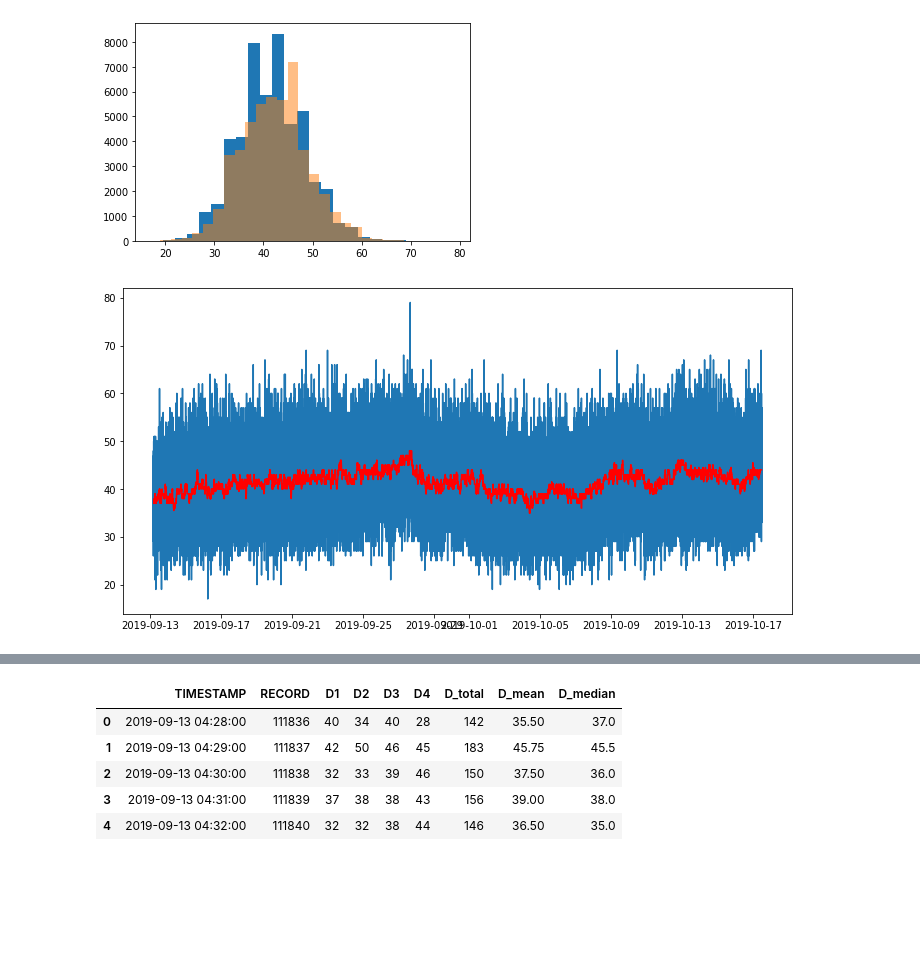
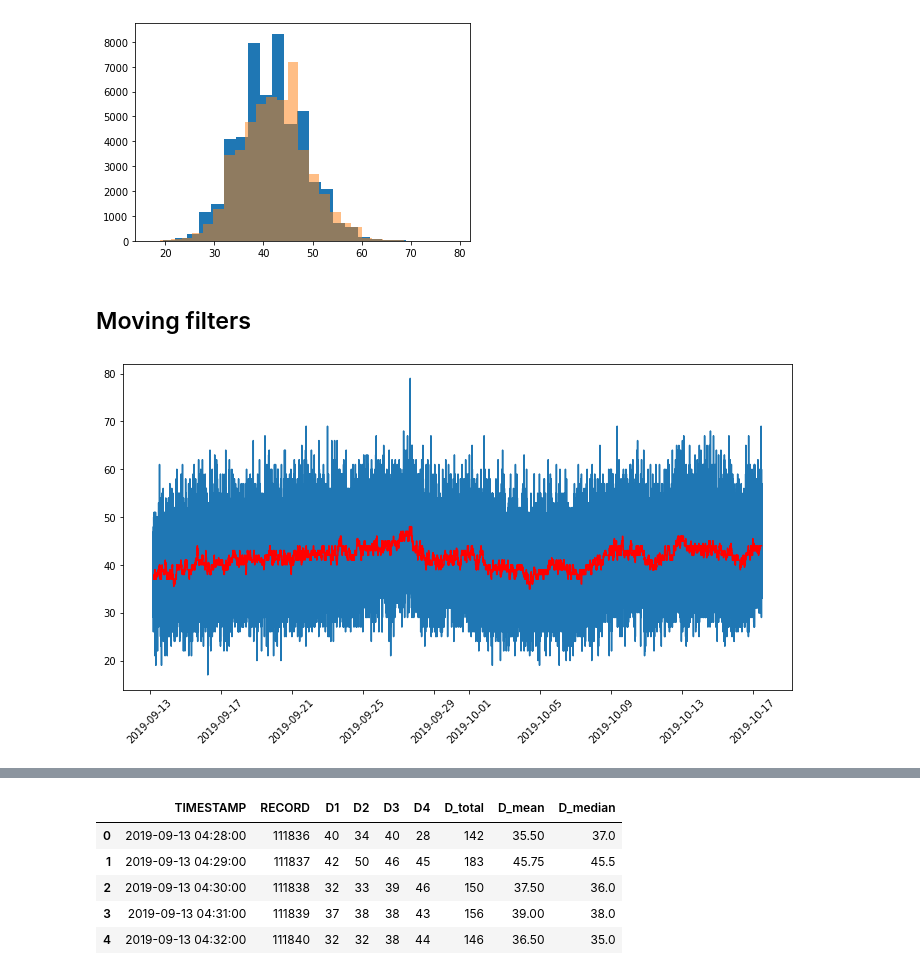
Before and after one commit to andres-patrignani/pynotes, a Jupyter notebook: notebooks/denoise_passive_neutron_counts.ipynb, the cells around one changed output, grey strips where cells are left out. Cells and saved outputs as stored; diff of their text form; code cells hidden in the pictures; blank space fills up the shorter version.

```diff
--- a/notebooks/denoise_passive_neutron_counts.ipynb
+++ b/notebooks/denoise_passive_neutron_counts.ipynb
@@ -36,10 +38,14 @@ plt.hist(df['D2'], bins=25, alpha=0.5)
 plt.show()
 # %% [output]
 [figure]
+# %% [markdown]
+## Moving filters
 # %%
+# Moving median
 plt.figure(figsize=(12,6))
 plt.plot(df["TIMESTAMP"], df["D1"])
 plt.plot(df["TIMESTAMP"], df["D1"].rolling(window=100, center=True).median(), color='red' )
+plt.xticks(rotation=45)
 plt.show()
 # %% [output]
-[figure, old version]
+[figure, new version]
```
Also changed, not shown: parts of 5 cells of this notebook, 8 other files.
